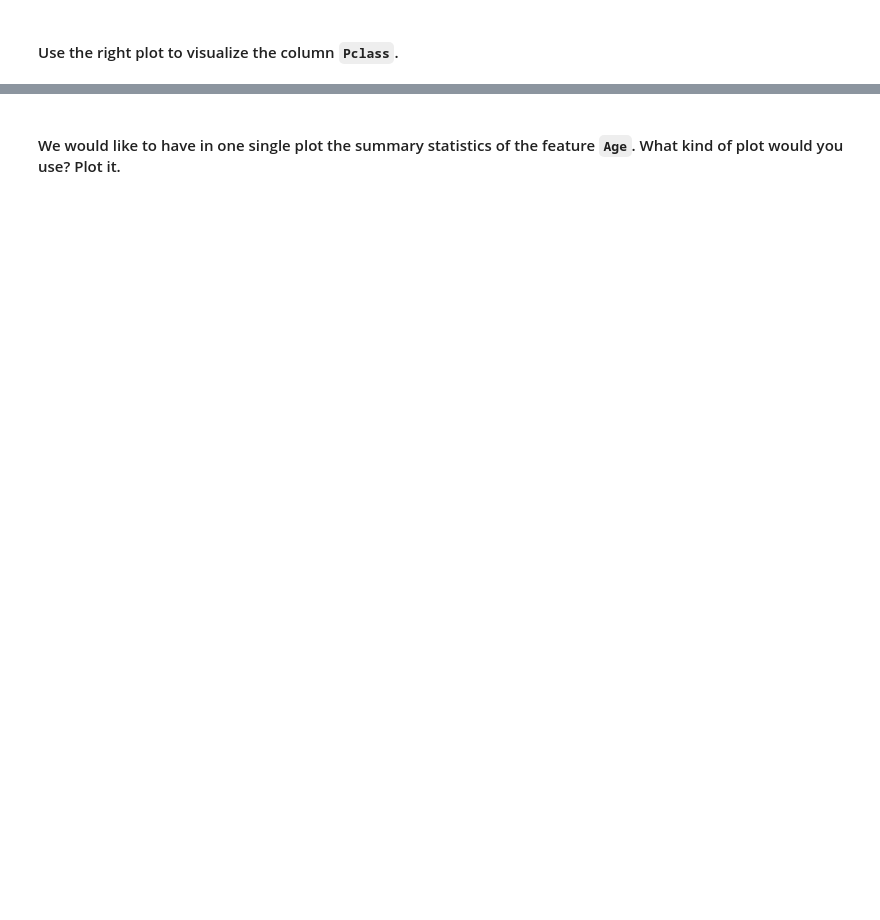
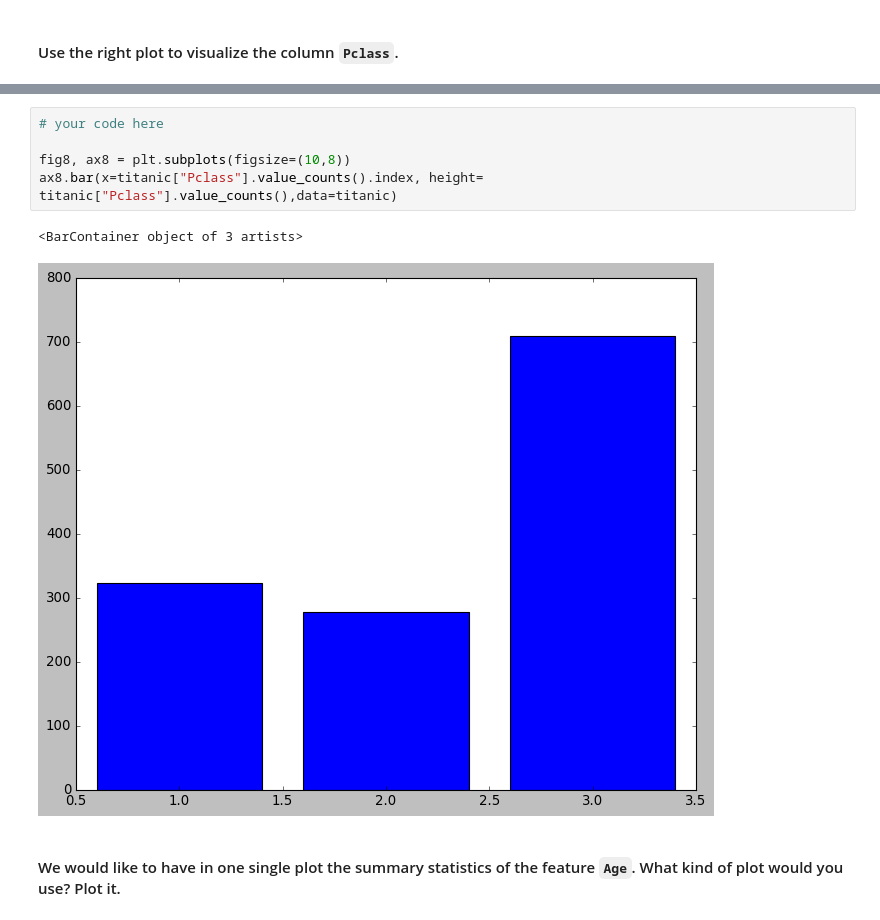
Before and after one commit to polserramalera/lab-matplotlib-seaborn, a Jupyter notebook: your-code/main.ipynb, the cells around one changed output, grey strips where cells are left out. Cells and saved outputs as stored; diff of their text form; blank space fills up the shorter version.

```diff
--- a/your-code/main.ipynb
+++ b/your-code/main.ipynb
@@ -347,3 +361,11 @@ your comments here
+# %%
+# your code here
+
+fig8, ax8 = plt.subplots(figsize=(10,8))
+ax8.bar(x=titanic["Pclass"].value_counts().index, height= titanic["Pclass"].value_counts(),data=titanic)
+# %% [output]
+<BarContainer object of 3 artists>
+[figure, added]
 # %% [markdown]
 #### We would like to have in one single plot the summary statistics of the feature `Age`. What kind of plot would you use? Plot it.
 # %%
```
Also changed, not shown: parts of 24 cells of this notebook.
